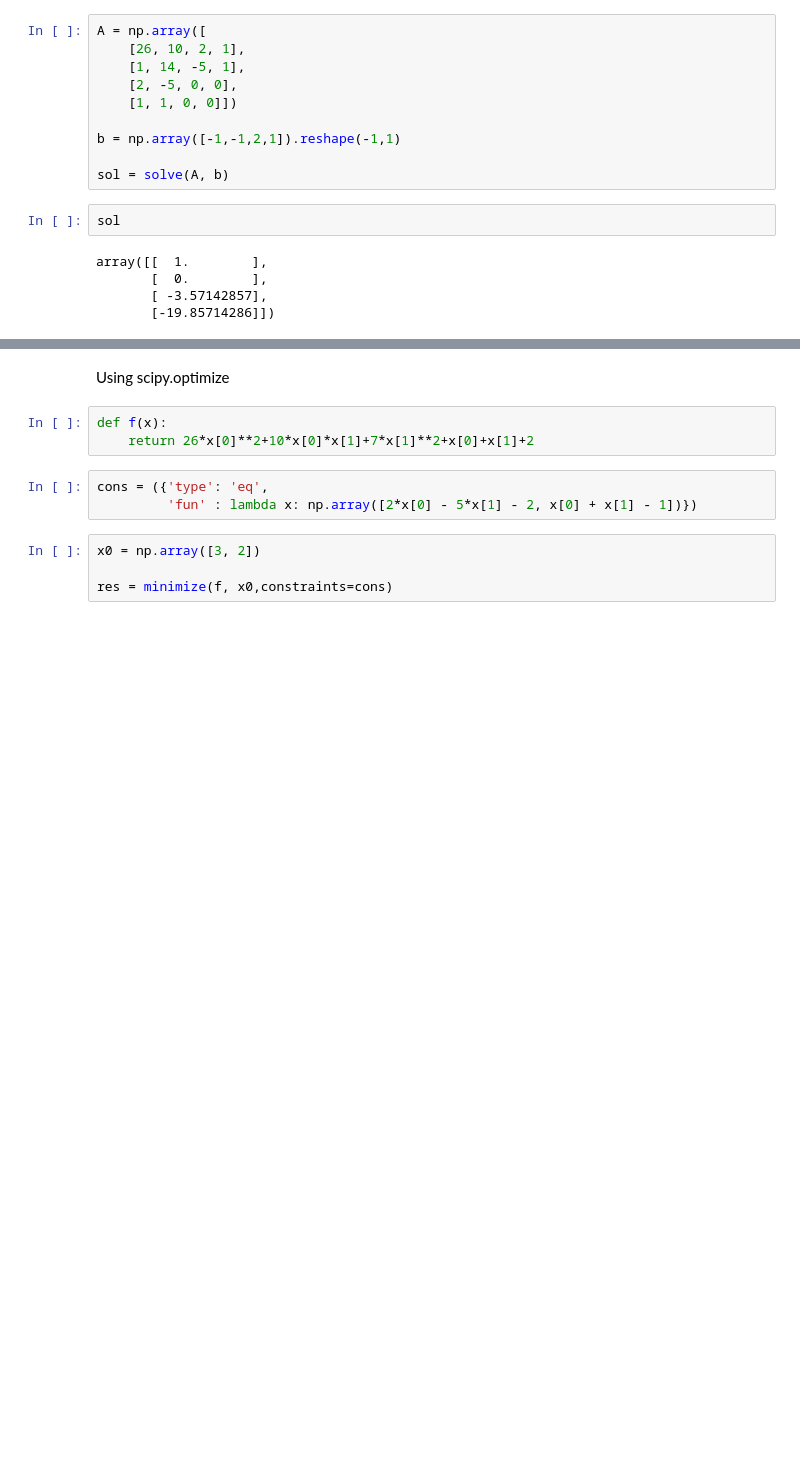
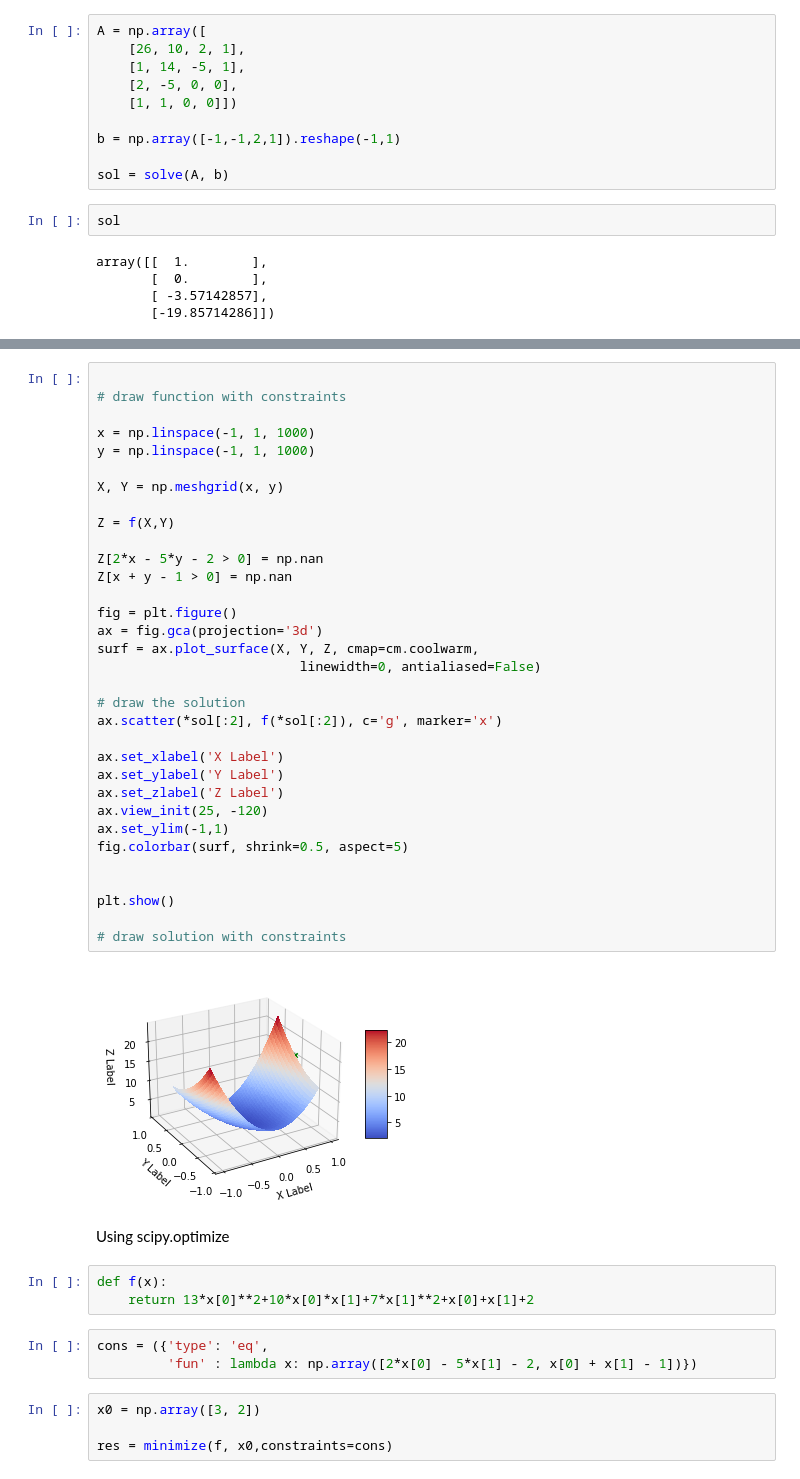
Before and after one commit to PeshangALO/AI_Math, a Jupyter notebook: assignment_2/Legrance.ipynb, the cells around one changed output, grey strips where cells are left out. Saved outputs shown, nothing was run; the diff lists cells and outputs as text; blank space fills up the shorter version.

```diff
--- a/assignment_2/Legrance.ipynb
+++ b/assignment_2/Legrance.ipynb
@@ -31,8 +84,43 @@ array([29.])
+# %%
+
+# draw function with constraints
+
+x = np.linspace(-1, 1, 1000)
+y = np.linspace(-1, 1, 1000)
+
+X, Y = np.meshgrid(x, y)
+
+Z = f(X,Y)
+
+Z[2*x - 5*y - 2 > 0] = np.nan
+Z[x + y - 1 > 0] = np.nan
+
+fig = plt.figure()
+ax = fig.gca(projection='3d')
+surf = ax.plot_surface(X, Y, Z, cmap=cm.coolwarm,
+                          linewidth=0, antialiased=False)
+
+# draw the solution
+ax.scatter(*sol[:2], f(*sol[:2]), c='g', marker='x')
+
+ax.set_xlabel('X Label')
+ax.set_ylabel('Y Label')
+ax.set_zlabel('Z Label')
+ax.view_init(25, -120)
+ax.set_ylim(-1,1)
+fig.colorbar(surf, shrink=0.5, aspect=5)
+
+
+plt.show()
+
+# draw solution with constraints
+# %% [output]
+[figure, added]
 # %% [markdown]
 Using scipy.optimize
 # %%
 def f(x):
-    return 26*x[0]**2+10*x[0]*x[1]+7*x[1]**2+x[0]+x[1]+2
+    return 13*x[0]**2+10*x[0]*x[1]+7*x[1]**2+x[0]+x[1]+2
 # %%
 cons = ({'type': 'eq',
          'fun' : lambda x: np.array([2*x[0] - 5*x[1] - 2, x[0] + x[1] - 1])})
```
Also changed, not shown: parts of 6 cells of this notebook.
